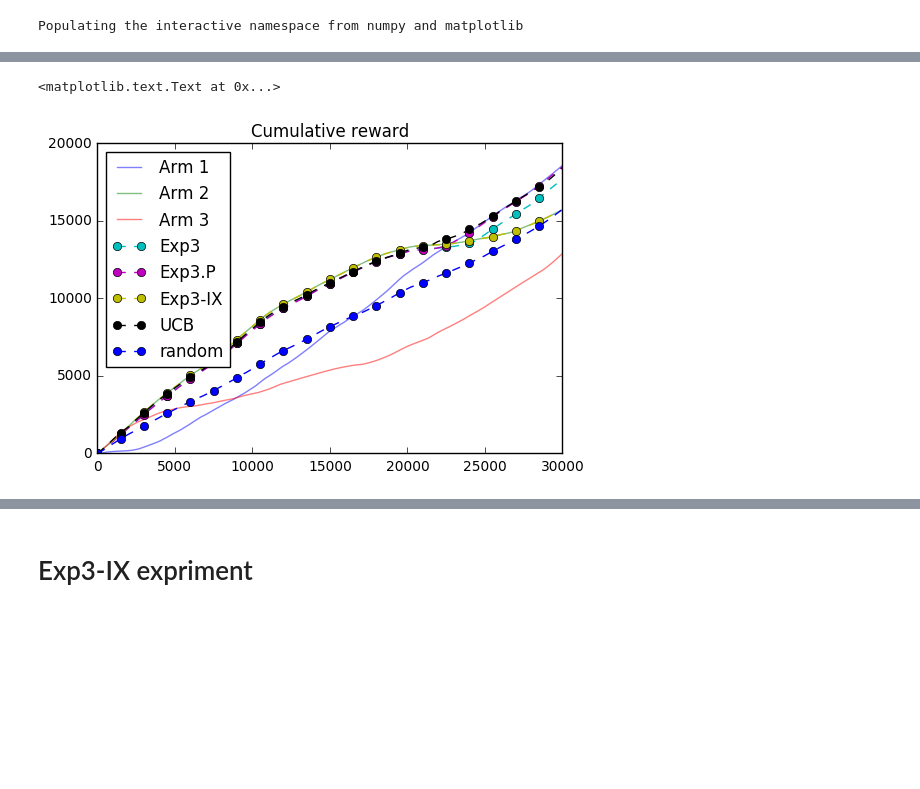
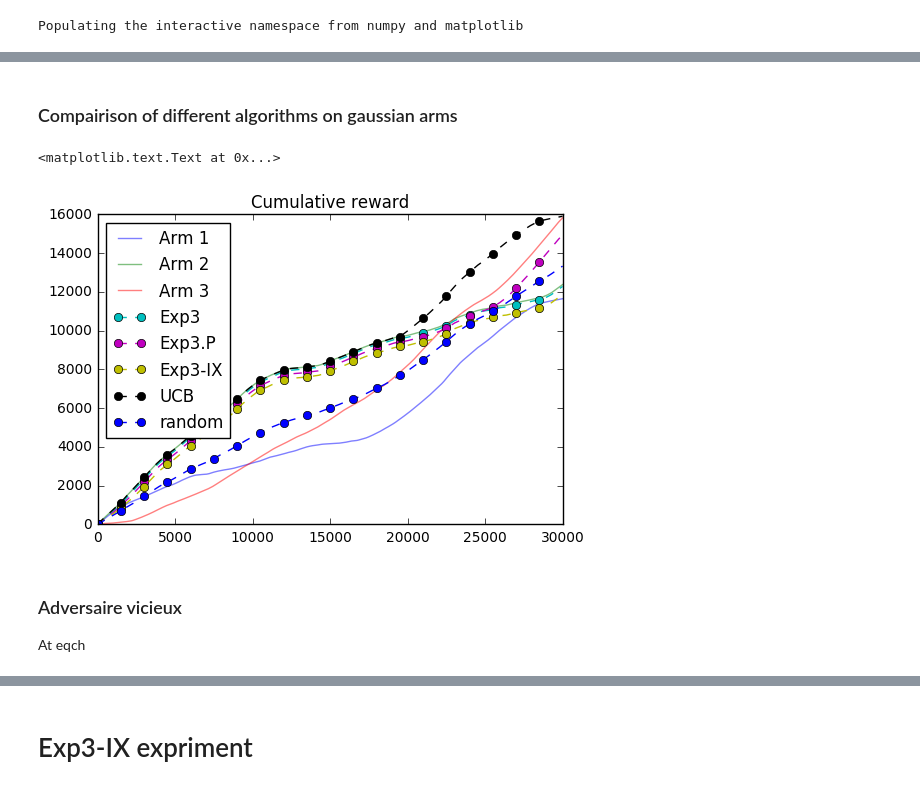
Before and after one commit to NicolasSchreuder/AdversarialBandit, a Jupyter notebook: Experiments.ipynb, the cells around one changed output, grey strips where cells are left out. Saved outputs shown, nothing was run; the diff lists cells and outputs as text; code cells hidden in the pictures; blank space fills up the shorter version.

```diff
--- a/Experiments.ipynb
+++ b/Experiments.ipynb
@@ -199,0 +315,17 @@ plt.title('Rewards')
+# %%
+K = len(MAB)
+etas = [np.sqrt(2 * np.log(K) / (t + 1) * K) for t in range(T)]
+
+rew_exp3 = np.zeros(T)
+n_iter = 1000
+
+for i in range(n_iter):
+    rew_exp3 += exp3_Bianchi(MAB, T, etas)
+rew_exp3 /= n_iter
+
+
+exp3_cumsum = np.cumsum(rew_exp3)
+plt.plot(exp3_cumsum - best_action_rew, '--o', markevery=1500, label="Exp3")
+
+plt.plot([np.sqrt(4 * t * K * np.log(K)) for t in range(T)], label="weak regret bound")
+plt.legend(loc="upper left")
@@ -200,32 +398,45 @@ plt.title('Rewards')
+# %% [markdown]
+### Compairison of different algorithms on gaussian arms
+# %%
+#set up the parameters
+
+K = len(MAB)
+eta = np.sqrt(2 * np.log(K) / T * K)
+etas_exp3 = [eta for _ in range(T)]
+
+delta = 0.05
+eta = 0.95 * np.sqrt(np.log(K) / (T * K))
+gamma = 1.05 * np.sqrt(np.log(K) * K / T)
+beta = np.sqrt(np.log(K / delta) /  (T * K))
 # %%
-rew, _ = exp3(MAB, T, gamma=0.05, Exp3P=False, alpha=0)
-rew_P, _ = exp3(MAB, T, gamma=0.05, Exp3P=True, alpha=0.1)
-rew_IX, _ = exp3_IX(MAB, T, eta=0.5, gamma=0.5)
+rew = exp3_Bianchi(MAB, T, eta=etas)
+rew_P = exp3P_Bianchi(MAB, T, beta=beta, gamma=gamma, eta=eta)
+rew_IX, _ = exp3_IX(MAB, T, eta=eta, gamma=0.5)
 rew_UCB, _ = UCB1(MAB, T, rho=0.2)
 rew_random = Random(MAB, T)
 # %%
 arm1_cumsum = np.cumsum(arm1.rewards)
 arm2_cumsum = np.cumsum(arm2.rewards)
 arm3_cumsum = np.cumsum(arm3.rewards)
 exp3_cumsum = np.cumsum(rew)
 exp3_P_cumsum = np.cumsum(rew_P)
 exp3_IX_cumsum = np.cumsum(rew_IX)
 UCB_cumsum = np.cumsum(rew_UCB)
 rew_cumsum = np.cumsum(rew_random)
 
-plt.plot(np.cumsum(arm1.rewards), alpha=0.5, label="Arm 1")
-plt.plot(np.cumsum(arm2.rewards), alpha=0.5, label="Arm 2")
-plt.plot(np.cumsum(arm3.rewards), alpha=0.5, label="Arm 3")
+plt.plot(arm1_cumsum, alpha=0.5, label="Arm 1")
+plt.plot(arm2_cumsum, alpha=0.5, label="Arm 2")
+plt.plot(arm3_cumsum, alpha=0.5, label="Arm 3")
 
 plt.plot(exp3_cumsum, '--o', markevery=1500, label="Exp3")
 
 plt.plot(exp3_P_cumsum, '--o', markevery=1500, label="Exp3.P")
 plt.plot(exp3_IX_cumsum, '--o', markevery=1500, label="Exp3-IX")
 plt.plot(UCB_cumsum, '--o', markevery=1500, label="UCB")
 plt.plot(rew_cumsum, '--o', markevery=1500, label="random")
 
 plt.legend(loc="upper left")
 plt.title("Cumulative reward")
 # %% [output]
 <matplotlib.text.Text at 0x...>
-[figure, old version]
+[figure, new version]
@@ -257,0 +443,4 @@ UCB_cumsum = np.cumsum(rew_UCB)
+# %% [markdown]
+### Adversaire vicieux
+
+At eqch
```
Also changed, not shown: parts of 28 cells of this notebook.
